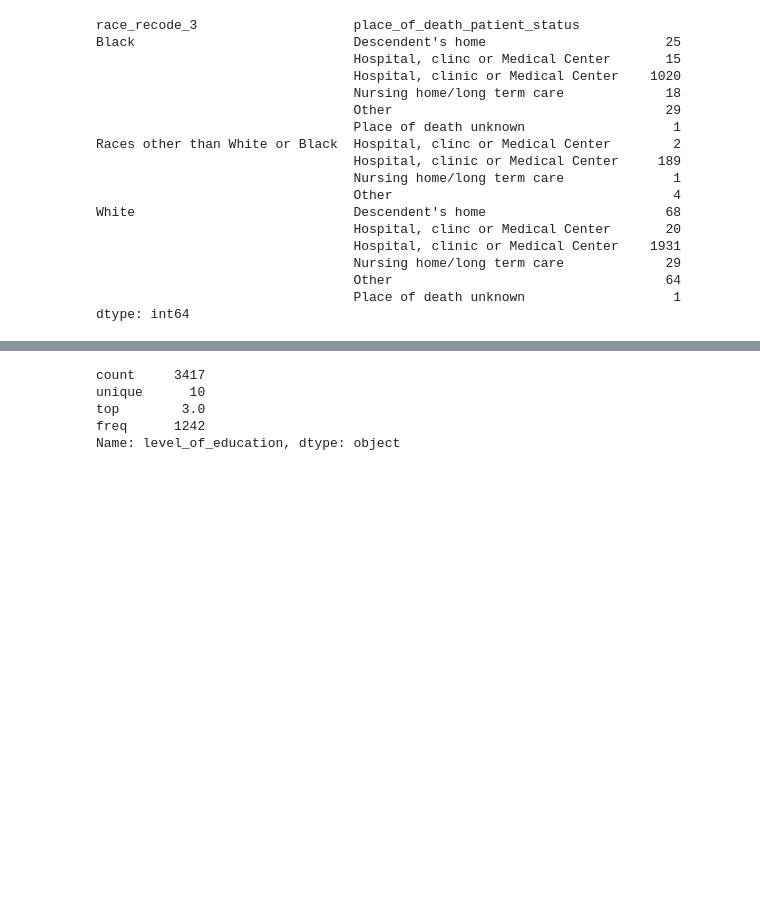
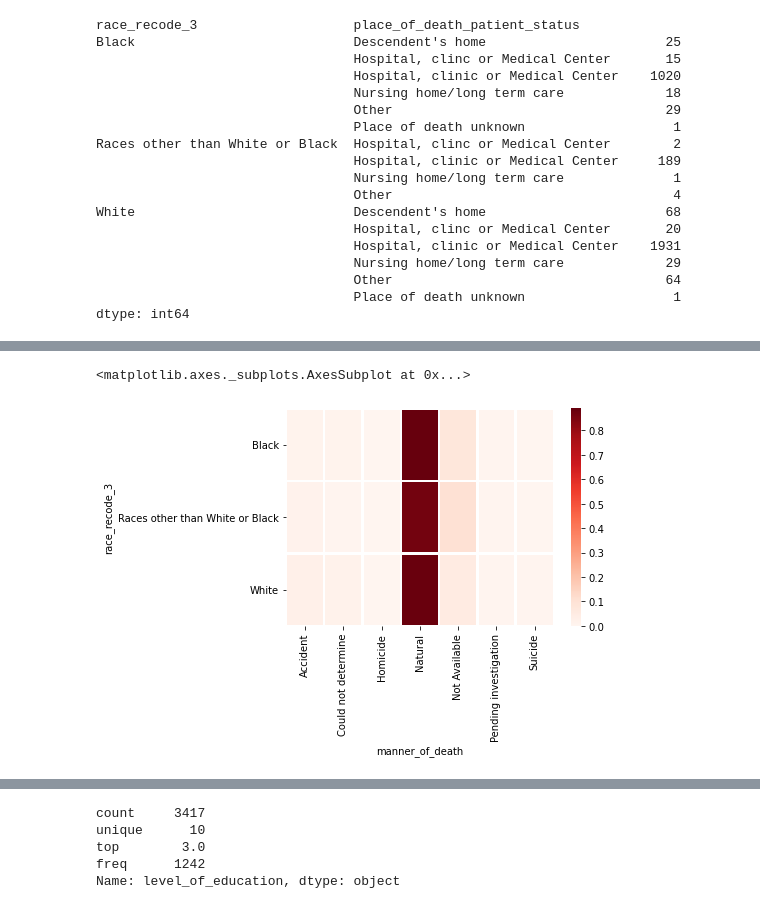
Before and after one commit to andrezafeu/maternal_mortality, a Jupyter notebook: EDA.ipynb, the cells around one changed output, grey strips where cells are left out. Cells and saved outputs as stored; diff of their text form; code cells hidden in the pictures; blank space fills up the shorter version.

```diff
--- a/EDA.ipynb
+++ b/EDA.ipynb
@@ -278,0 +184,6 @@ sns.heatmap(event_count_table, cmap='Reds', linewidths=1.5)
+# %%
+# non-hispanic
+create_race_heatmap(df_non_hispanic, 'manner_of_death')
+# %% [output]
+<matplotlib.axes._subplots.AxesSubplot at 0x...>
+[figure, added]
```
Also changed, not shown: parts of 23 cells of this notebook, 3 other files.
